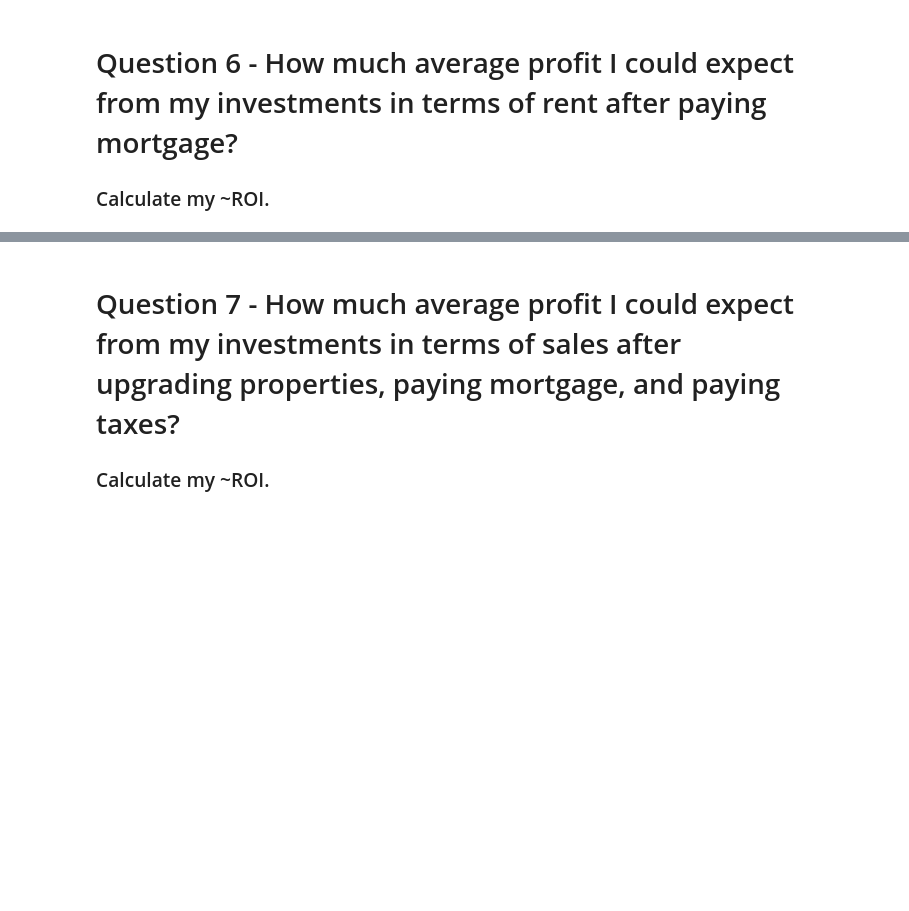
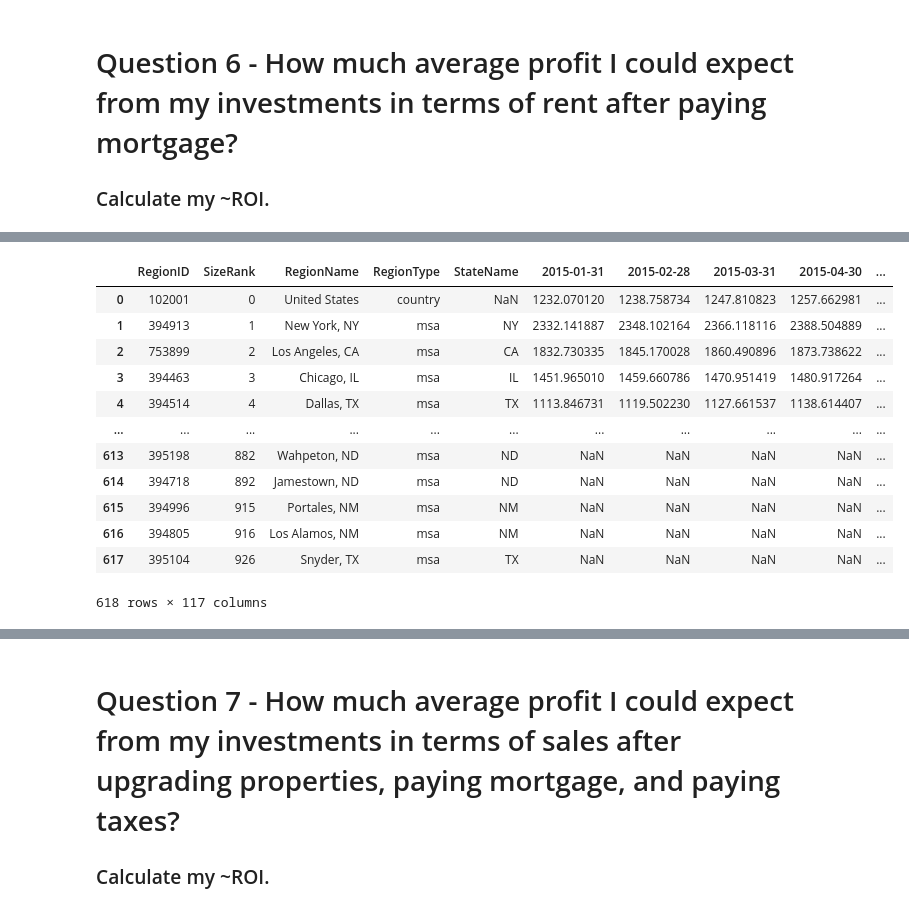
Before and after one commit to leoflewis/final-project, a Jupyter notebook: Project-Notebook.ipynb, the cells around one changed output, grey strips where cells are left out. Saved outputs shown, nothing was run; the diff lists cells and outputs as text; code cells hidden in the pictures; blank space fills up the shorter version.

```diff
--- a/Project-Notebook.ipynb
+++ b/Project-Notebook.ipynb
@@ -610,0 +615,17 @@ Manchester, NH, Hartford, CT, and Lancaster, PA, all appeared in the earlier tab
+# %%
+rentals = pd.read_csv("Metro_zori_uc_sfrcondomfr_sm_month.csv")
+rentals
+# %% [output]
+|  | RegionID | SizeRank | RegionName | RegionType | StateName | 2015-01-31 | 2015-02-28 | 2015-03-31 | 2015-04-30 | ... |
+| 0 | 102001 | 0 | United States | country | NaN | 1232.070120 | 1238.758734 | 1247.810823 | 1257.662981 | ... |
+| 1 | 394913 | 1 | New York, NY | msa | NY | 2332.141887 | 2348.102164 | 2366.118116 | 2388.504889 | ... |
+| 2 | 753899 | 2 | Los Angeles, CA | msa | CA | 1832.730335 | 1845.170028 | 1860.490896 | 1873.738622 | ... |
+| 3 | 394463 | 3 | Chicago, IL | msa | IL | 1451.965010 | 1459.660786 | 1470.951419 | 1480.917264 | ... |
+| 4 | 394514 | 4 | Dallas, TX | msa | TX | 1113.846731 | 1119.502230 | 1127.661537 | 1138.614407 | ... |
+| ... | ... | ... | ... | ... | ... | ... | ... | ... | ... | ... |
+| 613 | 395198 | 882 | Wahpeton, ND | msa | ND | NaN | NaN | NaN | NaN | ... |
+| 614 | 394718 | 892 | Jamestown, ND | msa | ND | NaN | NaN | NaN | NaN | ... |
+| 615 | 394996 | 915 | Portales, NM | msa | NM | NaN | NaN | NaN | NaN | ... |
+| 616 | 394805 | 916 | Los Alamos, NM | msa | NM | NaN | NaN | NaN | NaN | ... |
+| 617 | 395104 | 926 | Snyder, TX | msa | TX | NaN | NaN | NaN | NaN | ... |
+618 rows × 117 columns
```
Also changed, not shown: parts of 22 cells of this notebook.
